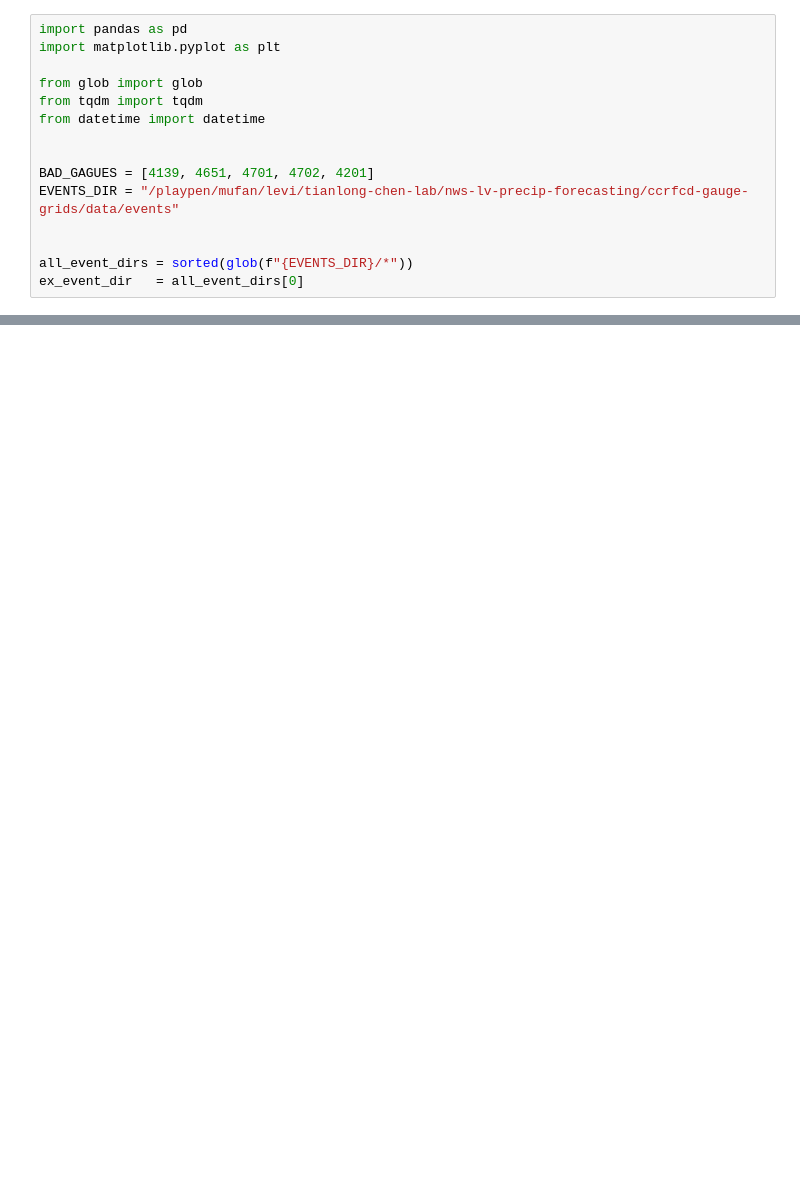
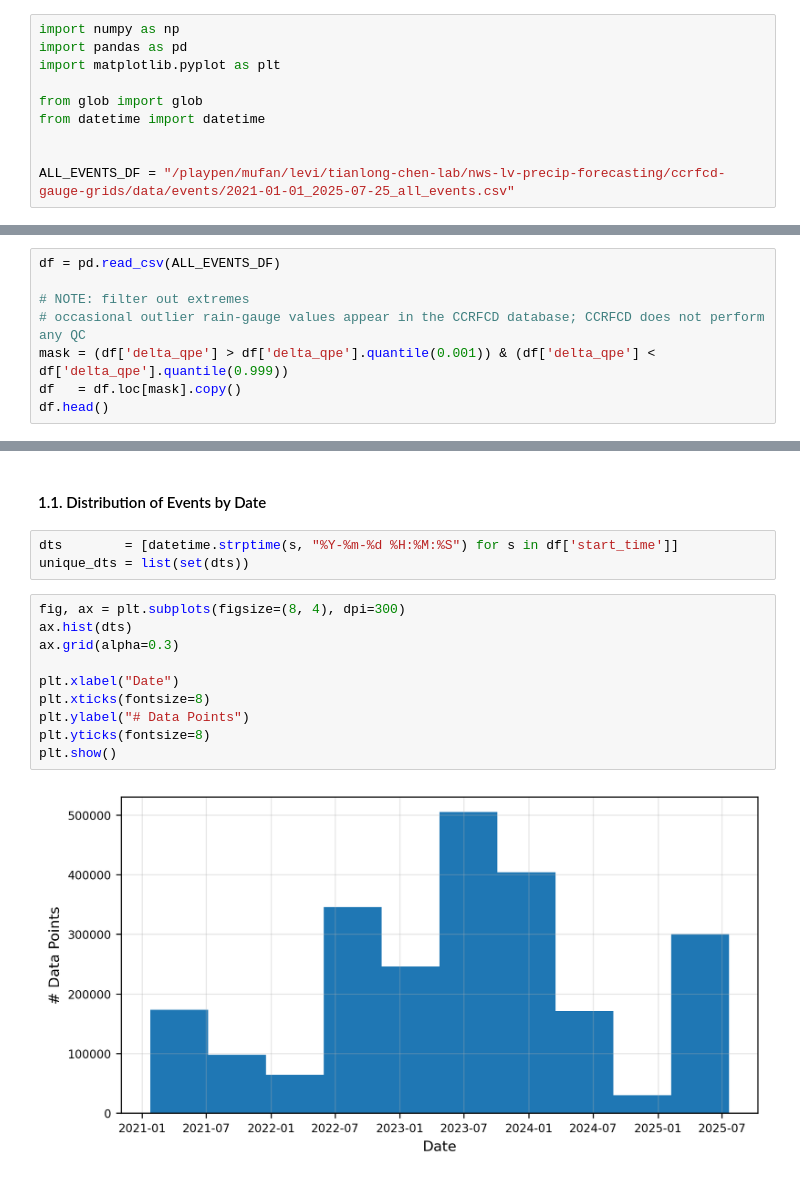
Before and after one commit to leharris3/ccrfcd-gauge-grids, a Jupyter notebook: notebooks/analysis.ipynb, the cells around one changed output, grey strips where cells are left out. Cells and saved outputs as stored; diff of their text form; blank space fills up the shorter version.

```diff
--- a/notebooks/analysis.ipynb
+++ b/notebooks/analysis.ipynb
@@ -1,15 +10,10 @@
 # %%
+import numpy as np
 import pandas as pd
 import matplotlib.pyplot as plt
 
 from glob import glob
-from tqdm import tqdm
 from datetime import datetime
 
 
-BAD_GAGUES = [4139, 4651, 4701, 4702, 4201]
-EVENTS_DIR = "/playpen/mufan/levi/tianlong-chen-lab/nws-lv-precip-forecasting/ccrfcd-gauge-grids/data/events"
-
-
-all_event_dirs = sorted(glob(f"{EVENTS_DIR}/*"))
-ex_event_dir   = all_event_dirs[0]
+ALL_EVENTS_DF = "/playpen/mufan/levi/tianlong-chen-lab/nws-lv-precip-forecasting/ccrfcd-gauge-grids/data/events/2021-01-01_2025-07-25_all_events.csv"
@@ -213,0 +22,8 @@ plt.show()
+# %%
+df = pd.read_csv(ALL_EVENTS_DF)
+
+# NOTE: filter out extremes
+# occasional outlier rain-gauge values appear in the CCRFCD database; CCRFCD does not perform any QC
+mask = (df['delta_qpe'] > df['delta_qpe'].quantile(0.001)) & (df['delta_qpe'] < df['delta_qpe'].quantile(0.999))
+df   = df.loc[mask].copy()
+df.head()
@@ -213,0 +43,17 @@ plt.show()
+# %% [markdown]
+#### 1.1. Distribution of Events by Date
+# %%
+dts        = [datetime.strptime(s, "%Y-%m-%d %H:%M:%S") for s in df['start_time']]
+unique_dts = list(set(dts))
+# %%
+fig, ax = plt.subplots(figsize=(8, 4), dpi=300)
+ax.hist(dts)
+ax.grid(alpha=0.3)
+
+plt.xlabel("Date")
+plt.xticks(fontsize=8)
+plt.ylabel("# Data Points")
+plt.yticks(fontsize=8)
+plt.show()
+# %% [output]
+[figure, added]
```
Also changed, not shown: parts of 27 cells of this notebook, 3 other files.
